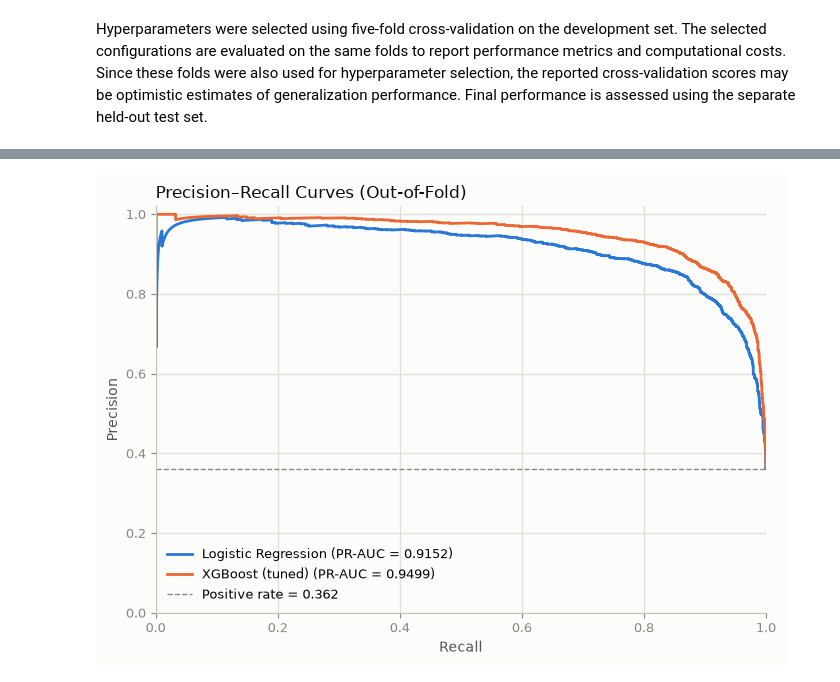
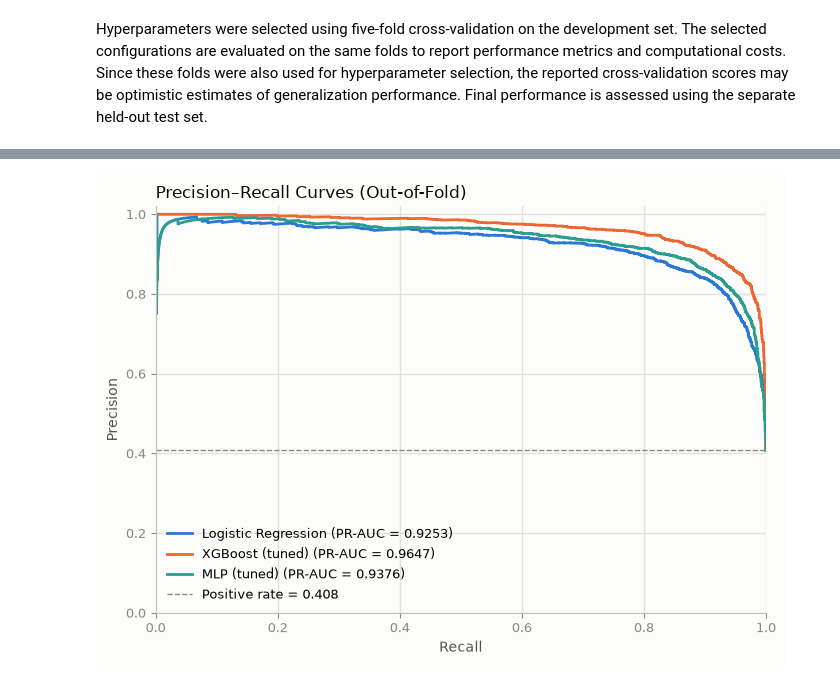
Before and after one commit to lenamadi103/kepler-exoplanet-ml, a Jupyter notebook: kepler_project.ipynb, the cells around one changed output, grey strips where cells are left out. Drawn from its saved outputs; the diff is of its cells as text; code cells hidden in the pictures.

```diff
--- a/kepler_project.ipynb
+++ b/kepler_project.ipynb
@@ -10,7 +13,7 @@ import pandas as pd
 import numpy as np
 
 # Load the dataset from the data folder
-df_raw = pd.read_csv('data/cumulative.csv', comment='#')
+df_raw = pd.read_csv('data/D25table.csv', comment='#')
 
 #dimensions (Rows and Columns)
 print(f"Dataset Shape: {df_raw.shape}")
@@ -678,7 +798,8 @@ xgb_search = RandomizedSearchCV(
     cv=folds,
     n_jobs=-1,
     random_state=SEED,
-    return_train_score=True
+    return_train_score=True,
+    error_score="raise"
 )
 
 t0 = time.perf_counter()
@@ -746,7 +976,7 @@ def cv_evaluate(make_pipe, params):
 
 lr_folds, lr_oof = cv_evaluate(make_lr_pipeline, lr_best)
 xgb_folds, xgb_oof = cv_evaluate(make_xgb_pipeline, xgb_best)
-
+mlp_folds, mlp_oof = cv_evaluate(make_mlp_pipeline, mlp_best)
 
 def mean_std(df, nd=3):
     return df.apply(
@@ -755,17 +985,44 @@ def mean_std(df, nd=3):
 
 results = pd.DataFrame({
     "Logistic Regression": mean_std(lr_folds),
-    "XGBoost (tuned)": mean_std(xgb_folds)
+    "XGBoost (tuned)": mean_std(xgb_folds),
+    "MLP (tuned)": mean_std(mlp_folds)
 }).T
 
 print(
     f"Mean ± std over {N_SPLITS} grouped folds "
-    f"(development set only); "
-    f"chance PR-AUC baseline ≈ {y_train.mean():.3f}"
+    f"(development set only)"
 )
+
+print(f"No-skill PR baseline ≈ {y_train.mean():.3f}")
+print("AUC-PR, ROC-AUC and Brier score do not require a classification threshold.")
+print("Accuracy, precision, recall and F1 in this table use threshold = 0.5.")
 
 display(results)
 
 print("\nPer-fold PR-AUC difference (XGBoost - Logistic Regression):")
 print((xgb_folds["pr_auc"] - lr_folds["pr_auc"]).round(4).to_list())
+
+optimized_results = pd.DataFrame({
+    "Logistic Regression": all_metrics(
+        y_train, lr_oof, thr=lr_threshold
+    ),
+    "XGBoost (tuned)": all_metrics(
+        y_train, xgb_oof, thr=xgb_threshold
+    ),
+    "MLP (tuned)": all_metrics(
+        y_train, mlp_oof, thr=mlp_threshold
+    )
+}).T
+
+optimized_results["selected_threshold"] = [
+    lr_threshold,
+    xgb_threshold,
+    mlp_threshold
+]
+
+print("\nOOF results using F1-optimized thresholds:")
+print("Threshold-dependent metrics are exploratory because thresholds were selected on these same predictions.")
+
+display(optimized_results.round(4))
 # %% [output]
@@ -783,11 +1051,12 @@ SURFACE, INK, INK2, MUTED, GRID, AXIS = (
     "#898781", "#e1e0d9", "#c3c2b7"
 )
 
-C_LR, C_XGB = "#2a78d6", "#eb6834"
+C_LR, C_XGB, C_MLP = "#2a78d6", "#eb6834", "#2a9d8f"
 
 models = [
     ("Logistic Regression", lr_oof, C_LR),
-    ("XGBoost (tuned)", xgb_oof, C_XGB)
+    ("XGBoost (tuned)", xgb_oof, C_XGB),
+    ("MLP (tuned)", mlp_oof, C_MLP)
 ]
 
 fig, ax = plt.subplots(figsize=(7, 5), facecolor=SURFACE)
@@ -825,34 +1094,34 @@ ax.axhline(
     linestyle="--",
     label=f"Positive rate = {baseline:.3f}"
 )
 
 ax.set_xlim(0, 1)
 ax.set_ylim(0, 1.02)
 
 ax.set_xlabel("Recall", color=INK2)
 ax.set_ylabel("Precision", color=INK2)
 ax.set_title(
     "Precision–Recall Curves (Out-of-Fold)",
     loc="left",
     fontsize=12,
     color=INK
 )
 
 ax.legend(frameon=False, fontsize=9, loc="lower left")
 
 plt.tight_layout()
 
 os.makedirs("figures", exist_ok=True)
 fig.savefig(
     "figures/pr_curves_oof.png",
     dpi=200,
     bbox_inches="tight",
     facecolor=SURFACE
 )
 
 plt.show()
 # %% [output]
-[figure, old version]
+[figure, new version]
 # %%
 # ---- Figure 2: Out-of-fold Calibration Curves ----
 fig, ax = plt.subplots(figsize=(7, 5), facecolor=SURFACE)
```
Also changed, not shown: parts of 47 cells of this notebook, 3 other files.
